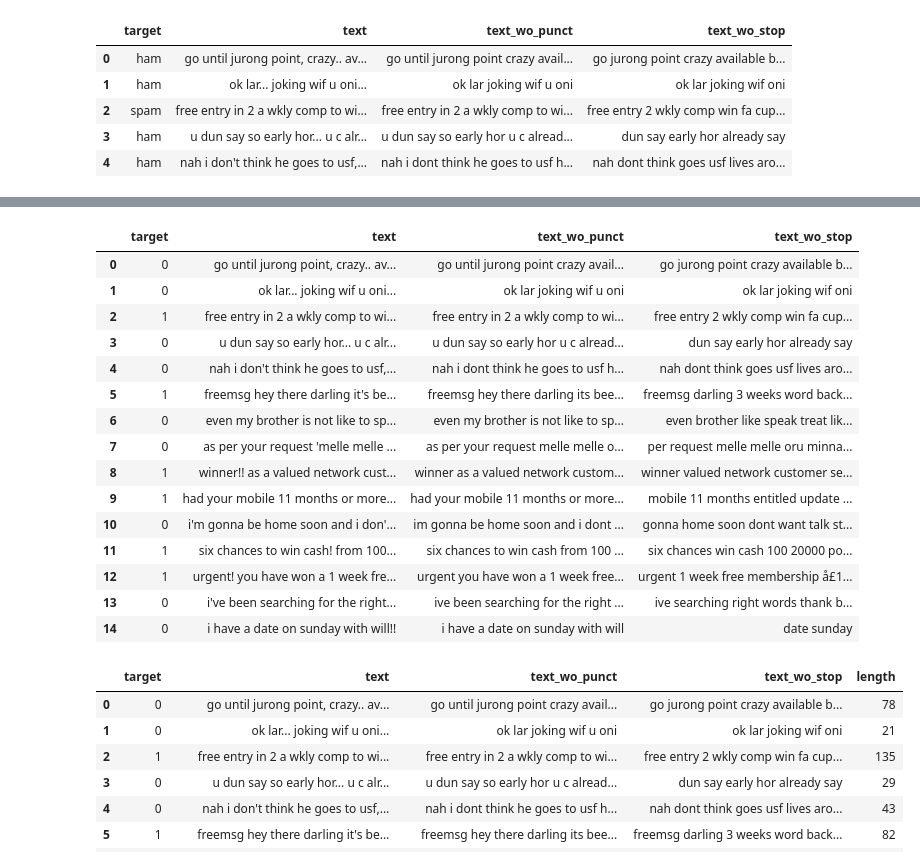
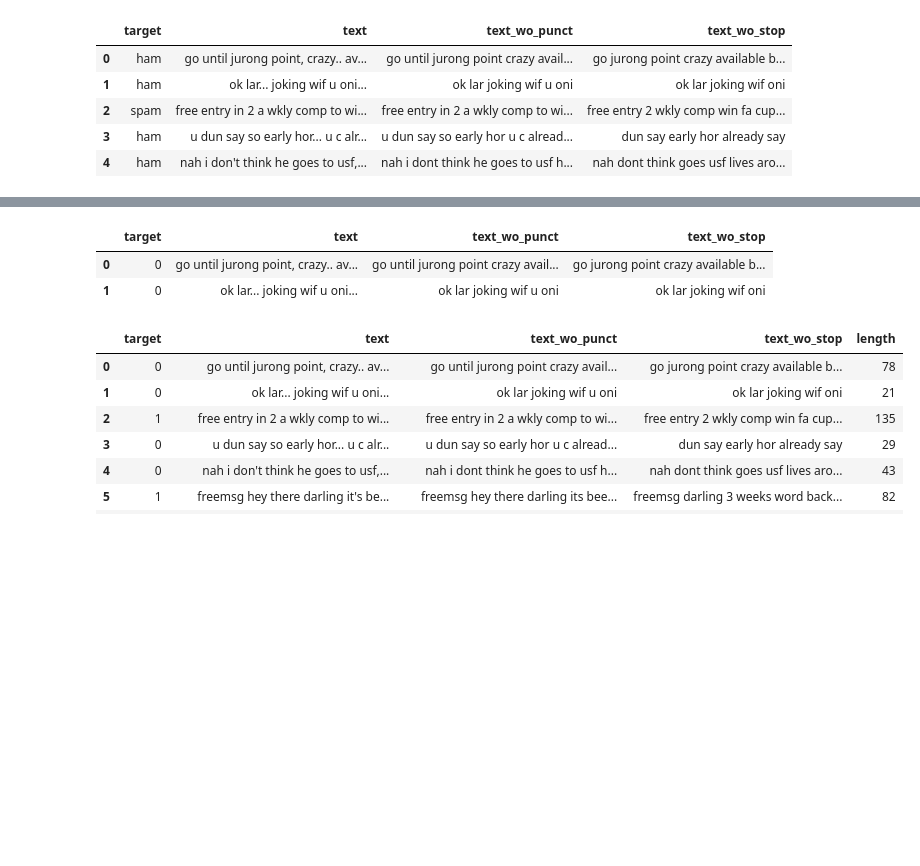
Before and after one commit to AlexAlexeyuk/AlexAlexeyuk, a Jupyter notebook: Alexeyuk_Spam_identification.ipynb, the cells around one changed output, grey strips where cells are left out. Cells and saved outputs as stored; diff of their text form; code cells hidden in the pictures; blank space fills up the shorter version.

```diff
--- a/Alexeyuk_Spam_identification.ipynb
+++ b/Alexeyuk_Spam_identification.ipynb
@@ -83,24 +83,11 @@ df.groupby("target").describe()
 | spam | 747 | 653 | please call our customer service ... | 4 | 747 | 643 | camera you are awarded a sipix di... | 4 | 747 | 629 | ... |
 # %%
 df['target'] = df['target'].map( {'spam': 1, 'ham': 0} ).astype(int)
-df.head(15)
+df.head(2)
 # %% [output]
 |  | target | text | text_wo_punct | text_wo_stop |
 | 0 | 0 | go until jurong point, crazy.. av... | go until jurong point crazy avail... | go jurong point crazy available b... |
 | 1 | 0 | ok lar... joking wif u oni... | ok lar joking wif u oni | ok lar joking wif oni |
-| 2 | 1 | free entry in 2 a wkly comp to wi... | free entry in 2 a wkly comp to wi... | free entry 2 wkly comp win fa cup... |
-| 3 | 0 | u dun say so early hor... u c alr... | u dun say so early hor u c alread... | dun say early hor already say |
-| 4 | 0 | nah i don't think he goes to usf,... | nah i dont think he goes to usf h... | nah dont think goes usf lives aro... |
-| 5 | 1 | freemsg hey there darling it's be... | freemsg hey there darling its bee... | freemsg darling 3 weeks word back... |
-| 6 | 0 | even my brother is not like to sp... | even my brother is not like to sp... | even brother like speak treat lik... |
-| 7 | 0 | as per your request 'melle melle ... | as per your request melle melle o... | per request melle melle oru minna... |
-| 8 | 1 | winner!! as a valued network cust... | winner as a valued network custom... | winner valued network customer se... |
-| 9 | 1 | had your mobile 11 months or more... | had your mobile 11 months or more... | mobile 11 months entitled update ... |
-| 10 | 0 | i'm gonna be home soon and i don'... | im gonna be home soon and i dont ... | gonna home soon dont want talk st... |
-| 11 | 1 | six chances to win cash! from 100... | six chances to win cash from 100 ... | six chances win cash 100 20000 po... |
-| 12 | 1 | urgent! you have won a 1 week fre... | urgent you have won a 1 week free... | urgent 1 week free membership å£1... |
-| 13 | 0 | i've been searching for the right... | ive been searching for the right ... | ive searching right words thank b... |
-| 14 | 0 | i have a date on sunday with will!! | i have a date on sunday with will | date sunday |
 # %%
 df['length'] = df['text_wo_stop'].apply(len)
 # %%
```
Also changed, not shown: parts of 29 cells of this notebook.
